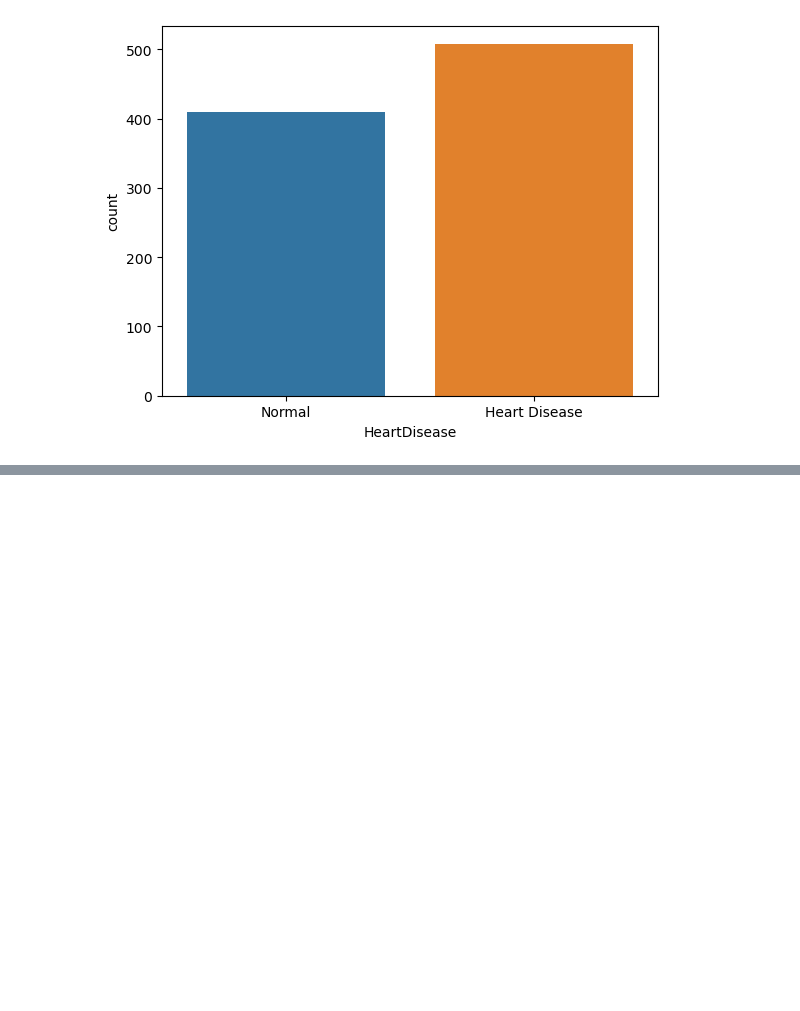
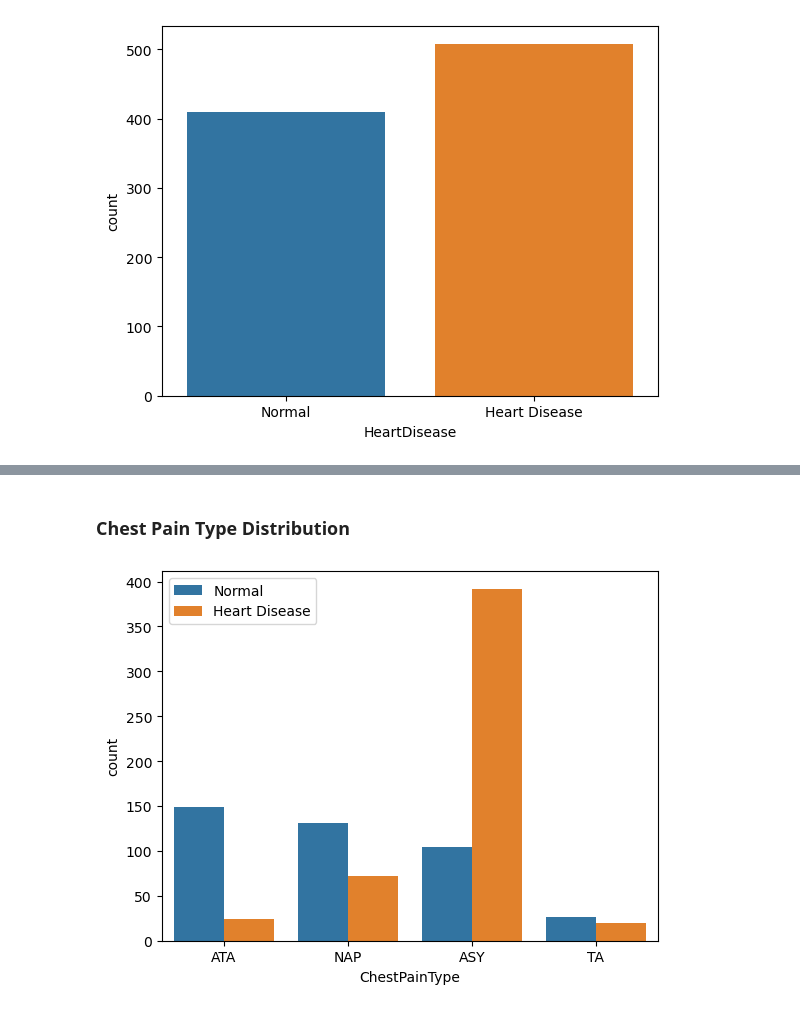
Before and after one commit to UzmaSayyeda/Heart-Disease-Analysis, a Jupyter notebook: heart_disease_analysis.ipynb, the cells around one changed output, grey strips where cells are left out. Drawn from its saved outputs; the diff is of its cells as text; code cells hidden in the pictures; blank space fills up the shorter version.

```diff
--- a/heart_disease_analysis.ipynb
+++ b/heart_disease_analysis.ipynb
@@ -164,0 +224,8 @@ plt.show()
+# %% [markdown]
+### Chest Pain Type Distribution
+# %%
+sns.countplot(data=df,x="ChestPainType",hue="HeartDisease")
+plt.legend(labels=["Normal","Heart Disease"])
+plt.show()
+# %% [output]
+[figure, added]
```
Also changed, not shown: parts of 27 cells of this notebook.
